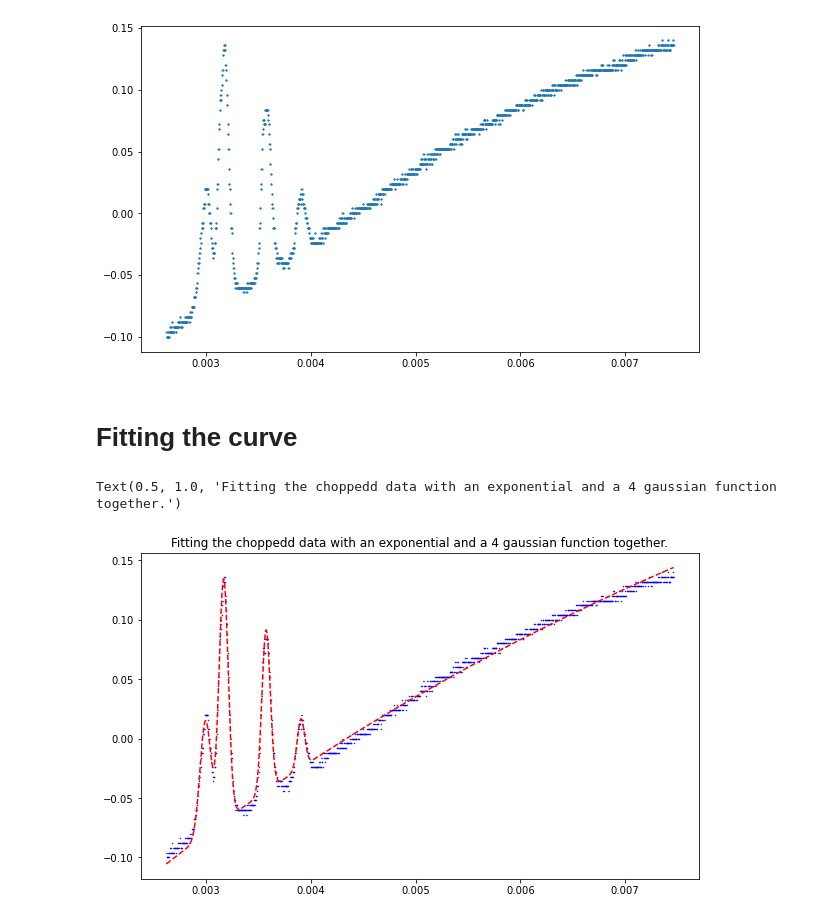
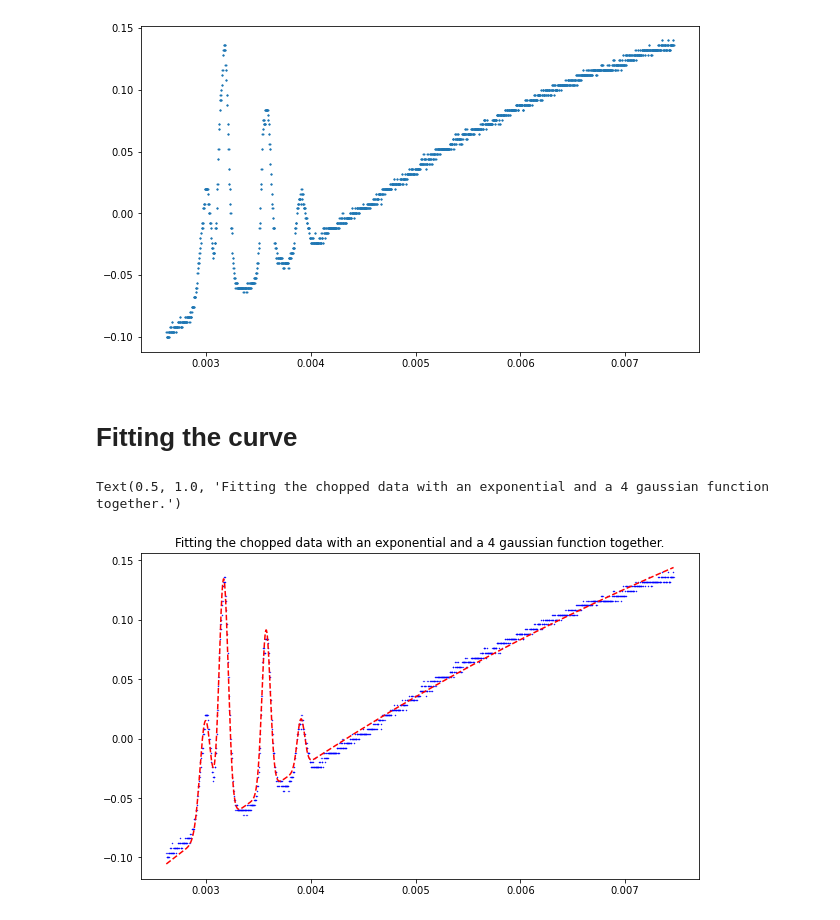
Before and after one commit to tylera277/PHY445-LabAnalysis, a Jupyter notebook: Lab1FourPeakAnalysisForNonlinearity.ipynb, the cells around one changed output. Saved outputs shown, nothing was run; the diff lists cells and outputs as text; code cells hidden in the pictures.

```diff
--- a/Lab1FourPeakAnalysisForNonlinearity.ipynb
+++ b/Lab1FourPeakAnalysisForNonlinearity.ipynb
@@ -132,8 +132,8 @@ ax1.scatter(chopped4PeakData['x'], chopped4PeakData['y'], s=1)
 # %% [output]
 <matplotlib.collections.PathCollection at 0x...>
 [figure]
-# %% [markdown]
-# Fitting the curve
+# %% [markdown]
+# Fitting the curve
 # %%
 #Fitting the curve.
 
@@ -144,35 +144,35 @@ def exponentialAndGaussian(x, a,k,b, amp1,cen1,sigma1, amp2,cen2,sigma2, amp3,ce
             amp3*(1/(sigma3*(np.sqrt(2*np.pi))))*(np.exp((-1.0/2.0)*(((x-cen3)/sigma3)**2.0))) +
             amp4*(1/(sigma4*(np.sqrt(2*np.pi))))*(np.exp((-1.0/2.0)*(((x-cen4)/sigma4)**2.0)))))
 
 # Initial guess of the parameters of the fit
 guess = [-1,3,-0.1, 0.01,0.0030,1e-5, 0.01,0.0032,1e-5, 0.01,0.0035,1e-5, 0.01,0.00390,1e-5]
 parameters_exponential, pcov_exponential = curve_fit(f = exponentialAndGaussian,
                                                      xdata = chopped4PeakData['x'],
                                                      ydata = chopped4PeakData['y'],
                                                      p0=guess)
 
 
-a, k, b = parameters_exponential[0], parameters_exponential[1], parameters_exponential[2]
+aExp, kExp, bExp = parameters_exponential[0], parameters_exponential[1], parameters_exponential[2]
 
 ampl1, cent1, sigm1 = parameters_exponential[3], parameters_exponential[4], parameters_exponential[5]
 ampl2, cent2, sigm2 = parameters_exponential[6], parameters_exponential[7], parameters_exponential[8]
 ampl3, cent3, sigm3 = parameters_exponential[9], parameters_exponential[10], parameters_exponential[11]
 ampl4, cent4, sigm4 = parameters_exponential[12], parameters_exponential[13], parameters_exponential[14]
 
 
-curveFitValues = [exponentialAndGaussian(i,a,k,b, ampl1,cent1,sigm1, ampl2,cent2,sigm2, ampl3,cent3,sigm3,
+curveFitValues = [exponentialAndGaussian(i,aExp,kExp,bExp, ampl1,cent1,sigm1, ampl2,cent2,sigm2, ampl3,cent3,sigm3,
                               ampl4,cent4,sigm4) for i in chopped4PeakData['x']]
 
 # For the plots in this file
 fig = plt.figure(figsize=(10,6))
 gs = gridspec.GridSpec(1,1)
 ax1 = fig.add_subplot(gs[0])
 
 ax1.scatter(chopped4PeakData['x'], chopped4PeakData['y'], s=0.1, c='blue')
 ax1.plot(chopped4PeakData['x'], curveFitValues, '--', c='red')
 
 
-plt.title("Fitting the choppedd data with an exponential and a 4 gaussian function together.")
+plt.title("Fitting the chopped data with an exponential and a 4 gaussian function together.")
 # %% [output]
-Text(0.5, 1.0, 'Fitting the choppedd data with an exponential and a 4 gaussian function together.')
+Text(0.5, 1.0, 'Fitting the chopped data with an exponential and a 4 gaussian function together.')
-[figure, old version]
+[figure, new version]
```
Also changed, not shown: parts of 12 cells of this notebook.
